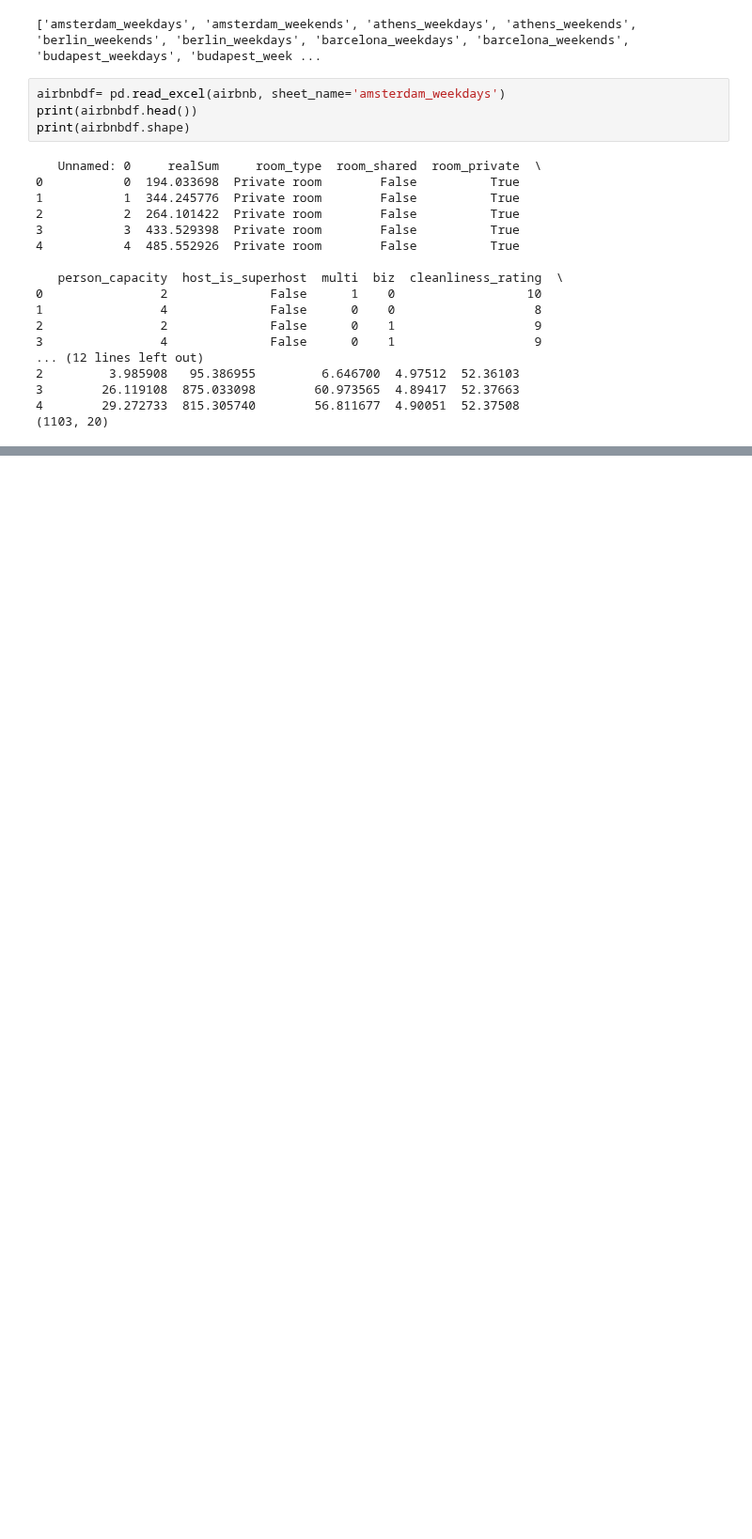
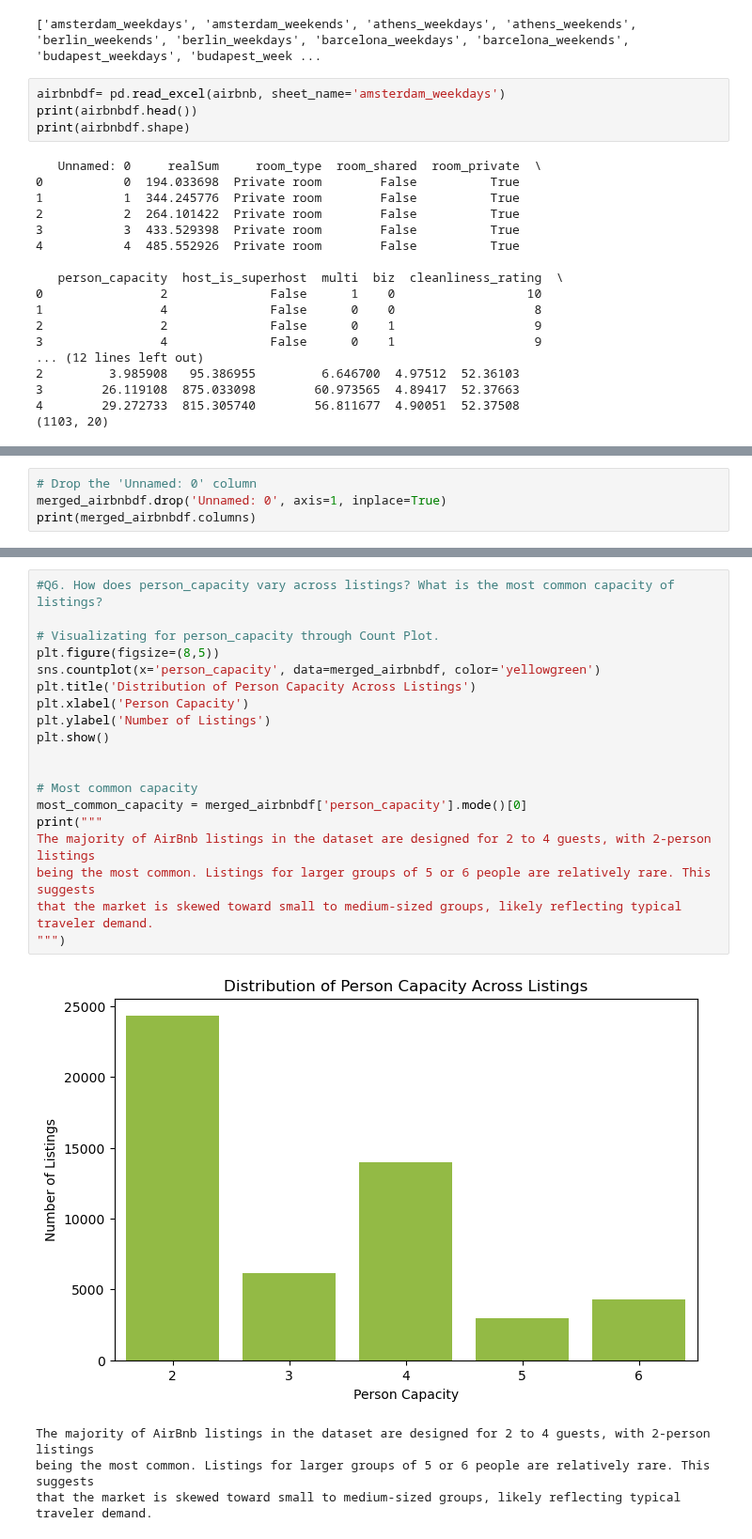
Before and after one commit to StefanFSmid/ASDA_2025_Group_3_Porfolio, a Jupyter notebook: notebooks/week_04_group_3_notebook.ipynb, the cells around one changed output, grey strips where cells are left out. Shown at 94% size. Cells and saved outputs as stored; diff of their text form; blank space fills up the shorter version.

```diff
--- a/notebooks/week_04_group_3_notebook.ipynb
+++ b/notebooks/week_04_group_3_notebook.ipynb
@@ -64,0 +133,4 @@ print(merged_airbnbdf.head())
+# %%
+# Drop the 'Unnamed: 0' column
+merged_airbnbdf.drop('Unnamed: 0', axis=1, inplace=True)
+print(merged_airbnbdf.columns)
@@ -64,0 +520,24 @@ print(merged_airbnbdf.head())
+# %%
+#Q6. How does person_capacity vary across listings? What is the most common capacity of listings?
+
+# Visualizating for person_capacity through Count Plot.
+plt.figure(figsize=(8,5))
+sns.countplot(x='person_capacity', data=merged_airbnbdf, color='yellowgreen')
+plt.title('Distribution of Person Capacity Across Listings')
+plt.xlabel('Person Capacity')
+plt.ylabel('Number of Listings')
+plt.show()
+
+
+# Most common capacity
+most_common_capacity = merged_airbnbdf['person_capacity'].mode()[0]
+print("""
+The majority of AirBnb listings in the dataset are designed for 2 to 4 guests, with 2-person listings
+being the most common. Listings for larger groups of 5 or 6 people are relatively rare. This suggests
+that the market is skewed toward small to medium-sized groups, likely reflecting typical traveler demand.
+""")
+# %% [output]
+[figure, added]
+The majority of AirBnb listings in the dataset are designed for 2 to 4 guests, with 2-person listings
+being the most common. Listings for larger groups of 5 or 6 people are relatively rare. This suggests
+that the market is skewed toward small to medium-sized groups, likely reflecting typical traveler demand.
```
Also changed, not shown: parts of 34 cells of this notebook.
